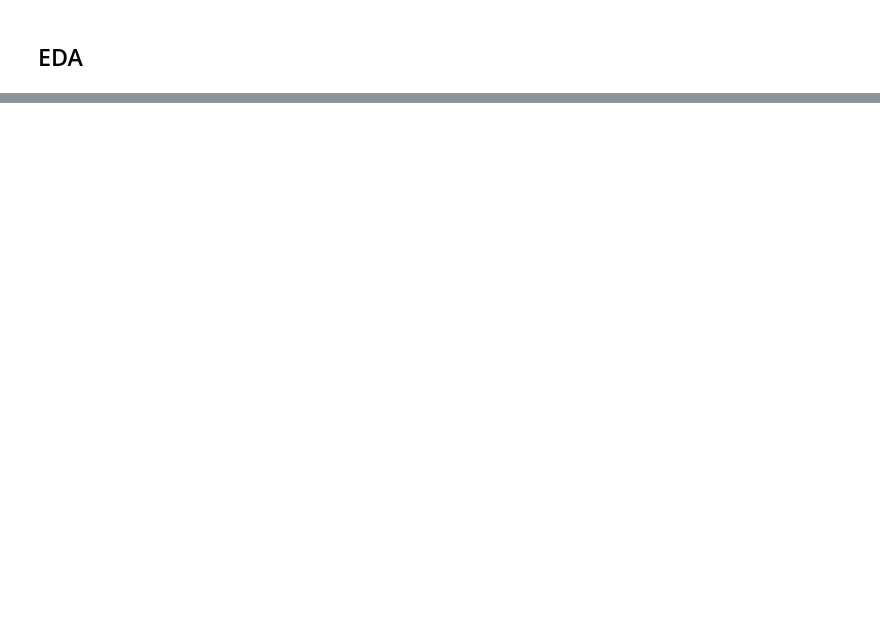
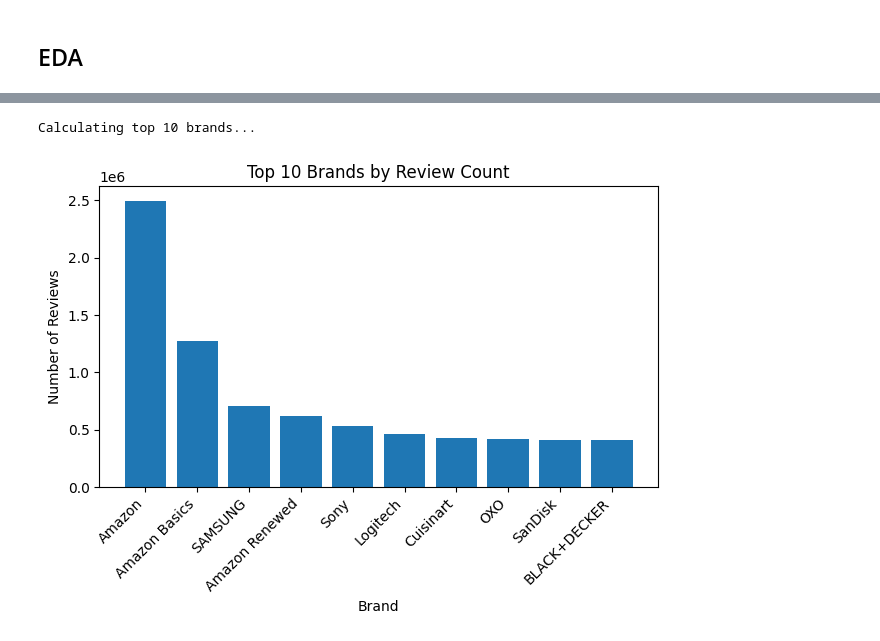
Before and after one commit to Enadiz76/Code, a Jupyter notebook: eda.ipynb, the cells around one changed output, grey strips where cells are left out. Cells and saved outputs as stored; diff of their text form; code cells hidden in the pictures; blank space fills up the shorter version.

```diff
--- a/eda.ipynb
+++ b/eda.ipynb
@@ -324,0 +106,23 @@ else:
+# %%
+print("Calculating top 10 brands...")
+
+brand_query = """
+    SELECT brand, COUNT(*) AS count
+    FROM read_parquet($files, union_by_name=True)
+    WHERE brand IS NOT NULL AND brand != 'Unknown'
+    GROUP BY brand
+    ORDER BY count DESC
+    LIMIT 10
+"""
+top_brands = con.execute(brand_query, {'files': all_files}).fetchdf()
+
+plt.bar(top_brands['brand'], top_brands['count'])
+plt.xticks(rotation=45, ha='right')
+plt.xlabel('Brand')
+plt.ylabel('Number of Reviews')
+plt.title('Top 10 Brands by Review Count')
+plt.tight_layout()
+plt.show()
+# %% [output]
+Calculating top 10 brands...
+[figure, added]
```
Also changed, not shown: parts of 16 cells of this notebook, 5 other files.
